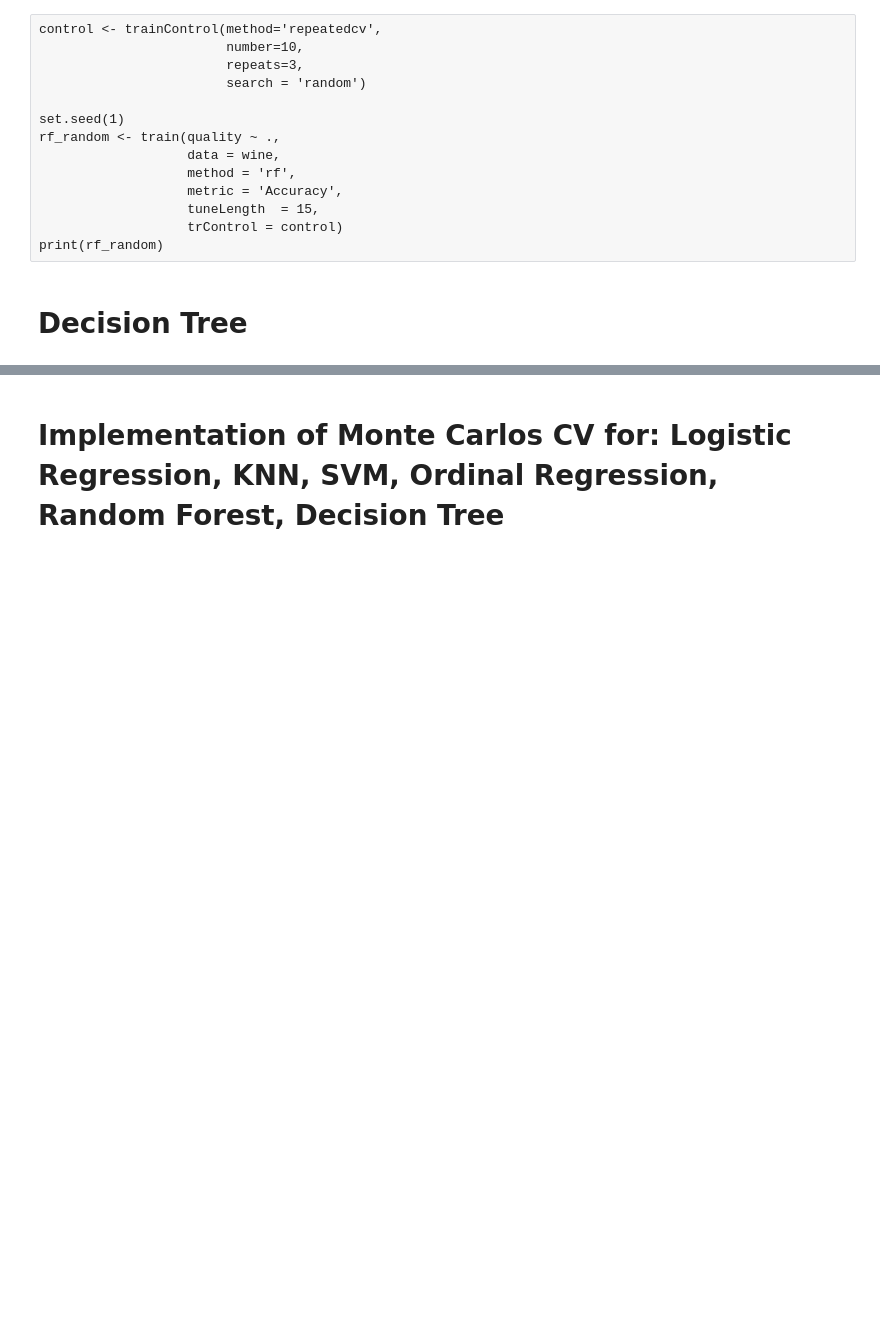
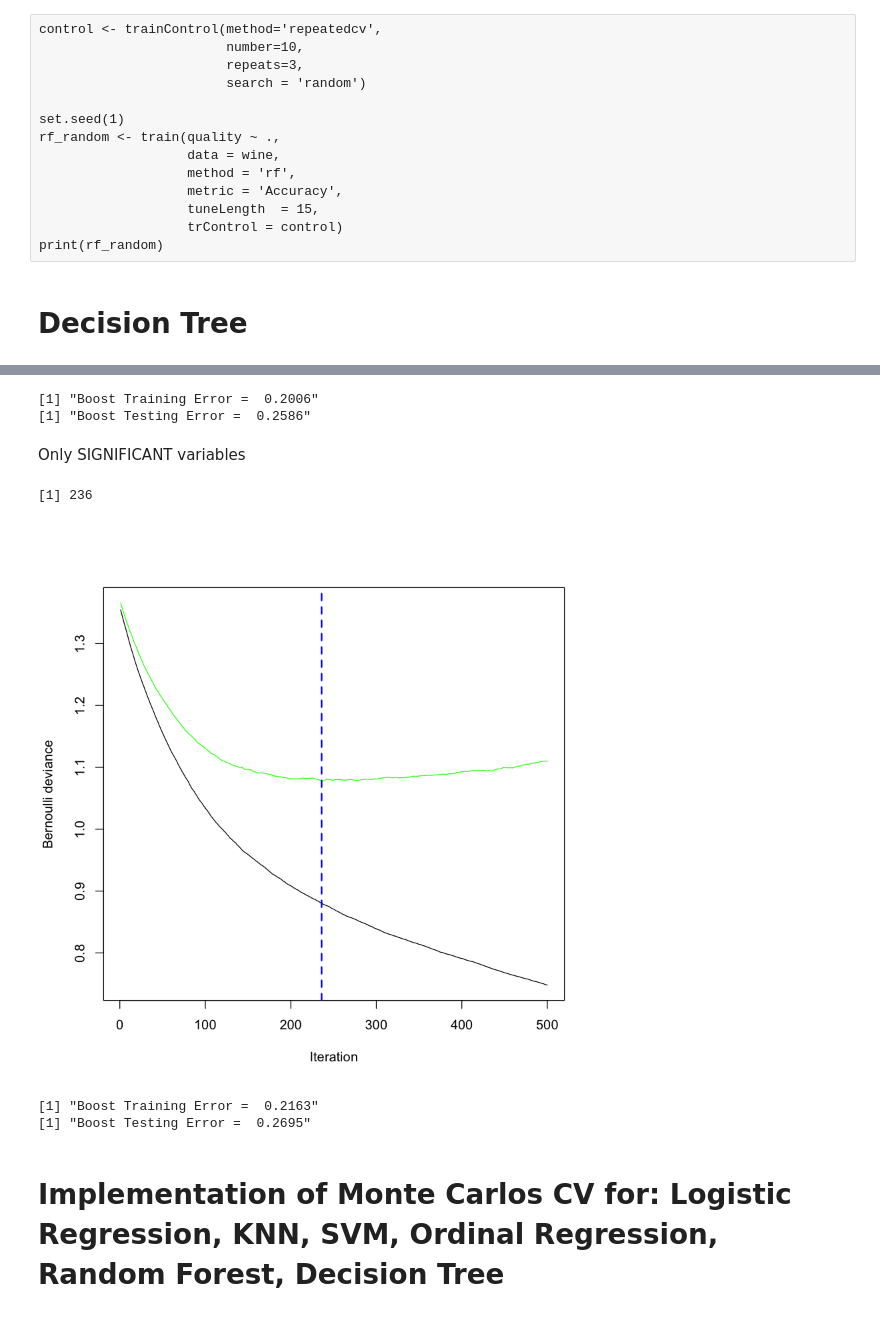
Before and after one commit to spatankar276/Project-Buzz, a Jupyter notebook: 7406-Project-Buzz-Team.ipynb, the cells around one changed output, grey strips where cells are left out. Cells and saved outputs as stored; diff of their text form; code cells hidden in the pictures; blank space fills up the shorter version.

```diff
--- a/7406-Project-Buzz-Team.ipynb
+++ b/7406-Project-Buzz-Team.ipynb
@@ -1005,3 +550,54 @@ Prediction   0   1
+# %%
+## Training error
+pred1gbm <- predict(gbm.train,newdata = wine_train, n.trees=perf_gbm1, type="response")
+
+y1hat <- ifelse(pred1gbm < 0.5, 0, 1)
+
+bst_train_err <- round(mean(y1hat != wine_train$quality),4)
+print(paste('Boost Training Error = ', bst_train_err))
+
+## Testing Error
+y2hat <- ifelse(predict(gbm.train,newdata = wine_test, n.trees=perf_gbm1, type="response") < 0.5, 0, 1)
+bst_test_err <- round(mean(y2hat != wine_test$quality),4)
+print(paste('Boost Testing Error = ', bst_test_err))
+# %% [output]
+[1] "Boost Training Error =  0.2006"
+[1] "Boost Testing Error =  0.2586"
+# %% [markdown]
+Only SIGNIFICANT variables
+# %%
+gbm.sig <- gbm(quality ~ . - residual.sugar - fixed.acidity - density - citric.acid - pH,
+                 data=wine_train,
+                 distribution = 'bernoulli',
+                 n.trees = 500,
+                 shrinkage = 0.01,
+                 interaction.depth = 3,
+                 cv.folds = 5,
+                 n.cores = NULL,verbose = FALSE)
+
+## Model Inspection
+## Find the estimated optimal number of iterations
+perf_gbm2 = gbm.perf(gbm.sig, method="cv")
+perf_gbm2
+# %% [output]
+[1] 236
+[figure, added]
+# %%
+## Training error
+pred11gbm <- predict(gbm.sig,newdata = wine_train, n.trees=perf_gbm2, type="response")
+
+y11hat <- ifelse(pred11gbm < 0.5, 0, 1)
+
+bst1_train_err <- round(mean(y11hat != wine_train$quality),4)
+print(paste('Boost Training Error = ', bst1_train_err))
+
+## Testing Error
+y22hat <- ifelse(predict(gbm.sig,newdata = wine_test, n.trees=perf_gbm2, type="response") < 0.5, 0, 1)
+bst2_test_err <- round(mean(y22hat != wine_test$quality),4)
+print(paste('Boost Testing Error = ', bst2_test_err))
+# %% [output]
+[1] "Boost Training Error =  0.2163"
+[1] "Boost Testing Error =  0.2695"
 # %% [markdown]
 # Implementation of Monte Carlos CV for: Logistic Regression, KNN, SVM, Ordinal Regression, Random Forest, Decision Tree
 # %%
```
Also changed, not shown: parts of 63 cells of this notebook.
